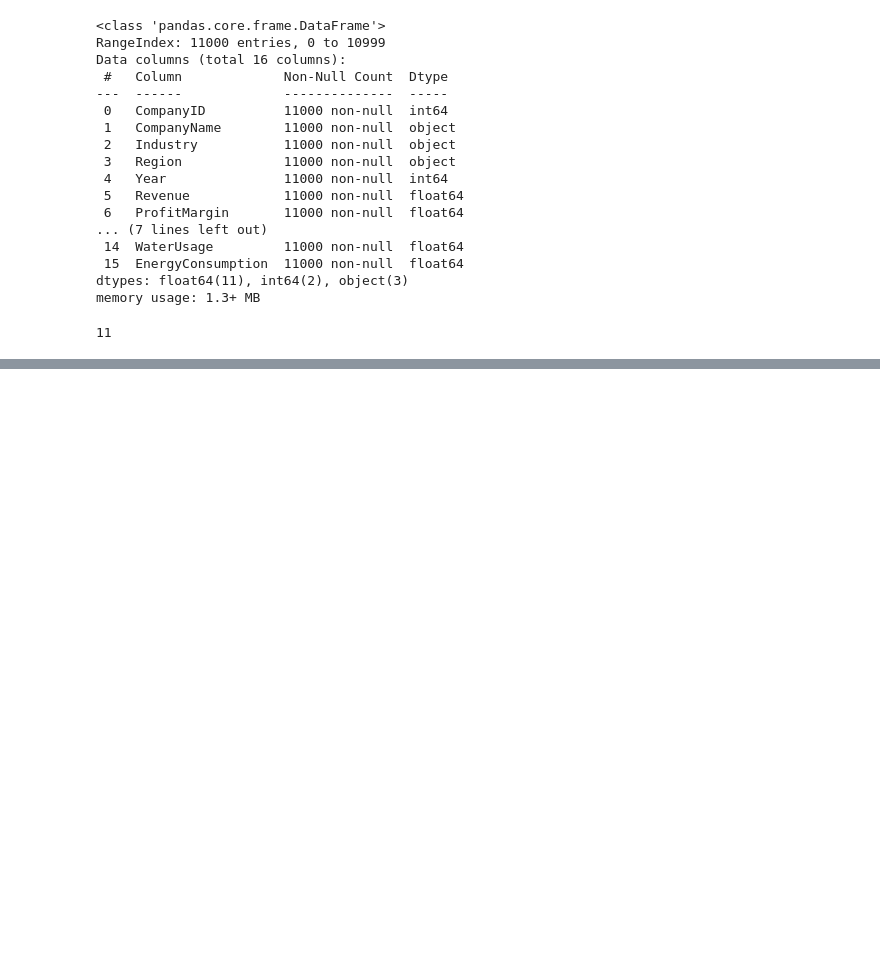
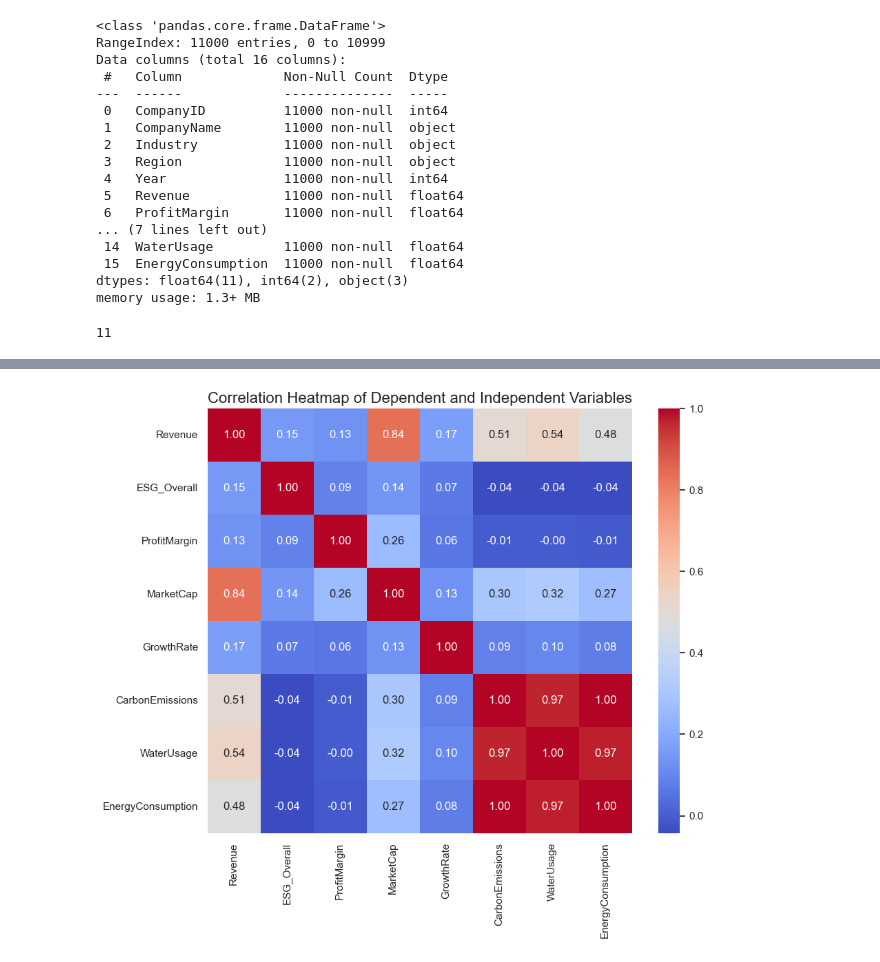
Before and after one commit to ygong-hue/Machine-Learning-Project, a Jupyter notebook: data.ipynb, the cells around one changed output, grey strips where cells are left out. Saved outputs shown, nothing was run; the diff lists cells and outputs as text; code cells hidden in the pictures; blank space fills up the shorter version.

```diff
--- a/data.ipynb
+++ b/data.ipynb
@@ -37,0 +192,20 @@ df['Year'].nunique()
+# %%
+# Select the columns you want to include in the correlation
+# For example, dependent variables: ESG_Overall, Revenue
+# Independent variables: ProfitMargin, MarketCap, GrowthRate, CarbonEmissions, WaterUsage, EnergyConsumption
+cols_to_corr = [
+    'Revenue', 'ESG_Overall',    # dependent
+    'ProfitMargin', 'MarketCap', 'GrowthRate',
+    'CarbonEmissions', 'WaterUsage', 'EnergyConsumption'
+]
+
+# Compute correlation matrix
+corr_matrix = df[cols_to_corr].corr()
+
+# Plot heatmap
+plt.figure(figsize=(10, 8))
+sns.heatmap(corr_matrix, annot=True, fmt=".2f", cmap='coolwarm', cbar=True, square=True)
+plt.title("Correlation Heatmap of Dependent and Independent Variables", fontsize=16)
+plt.show()
+# %% [output]
+[figure, added]
```
Also changed, not shown: parts of 18 cells of this notebook.
